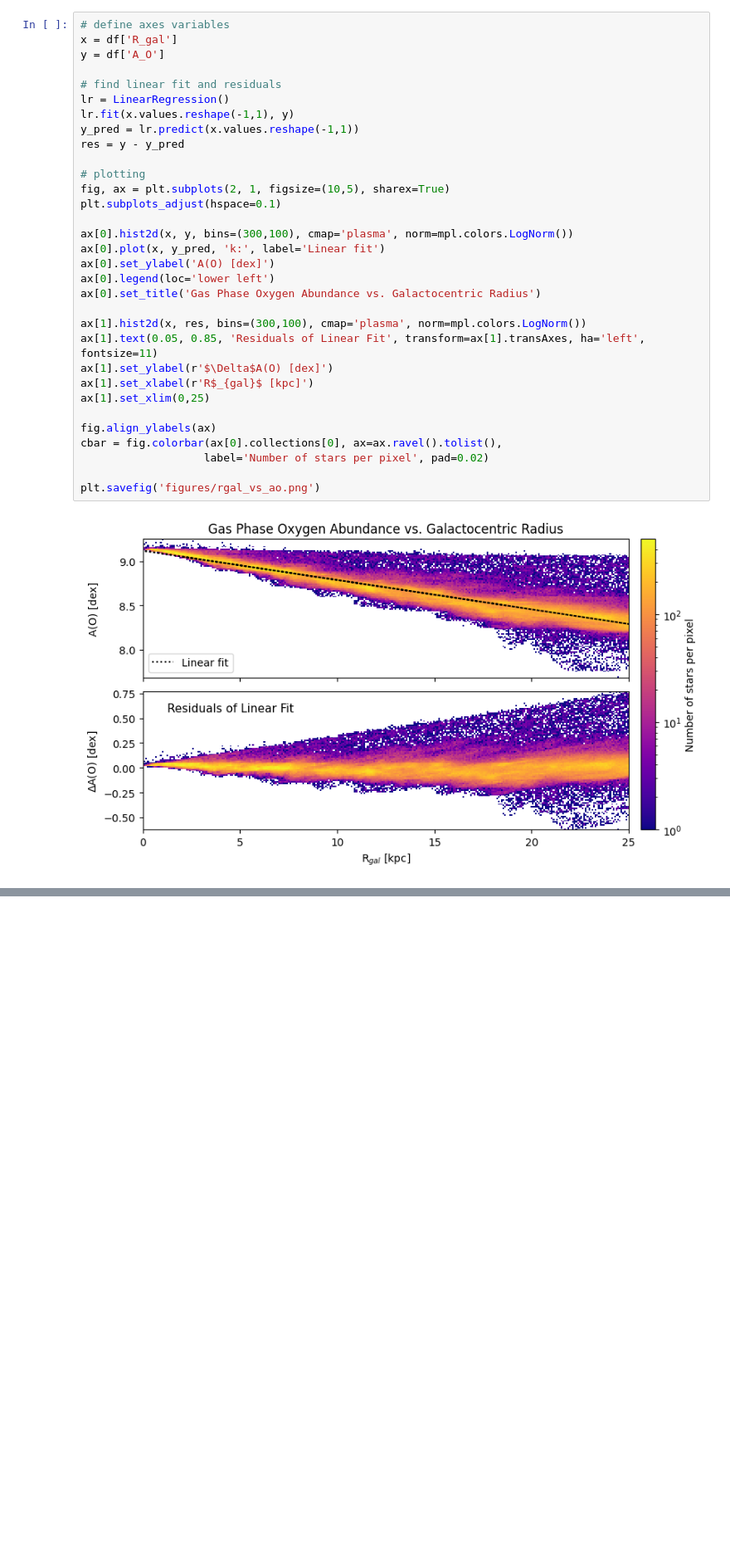
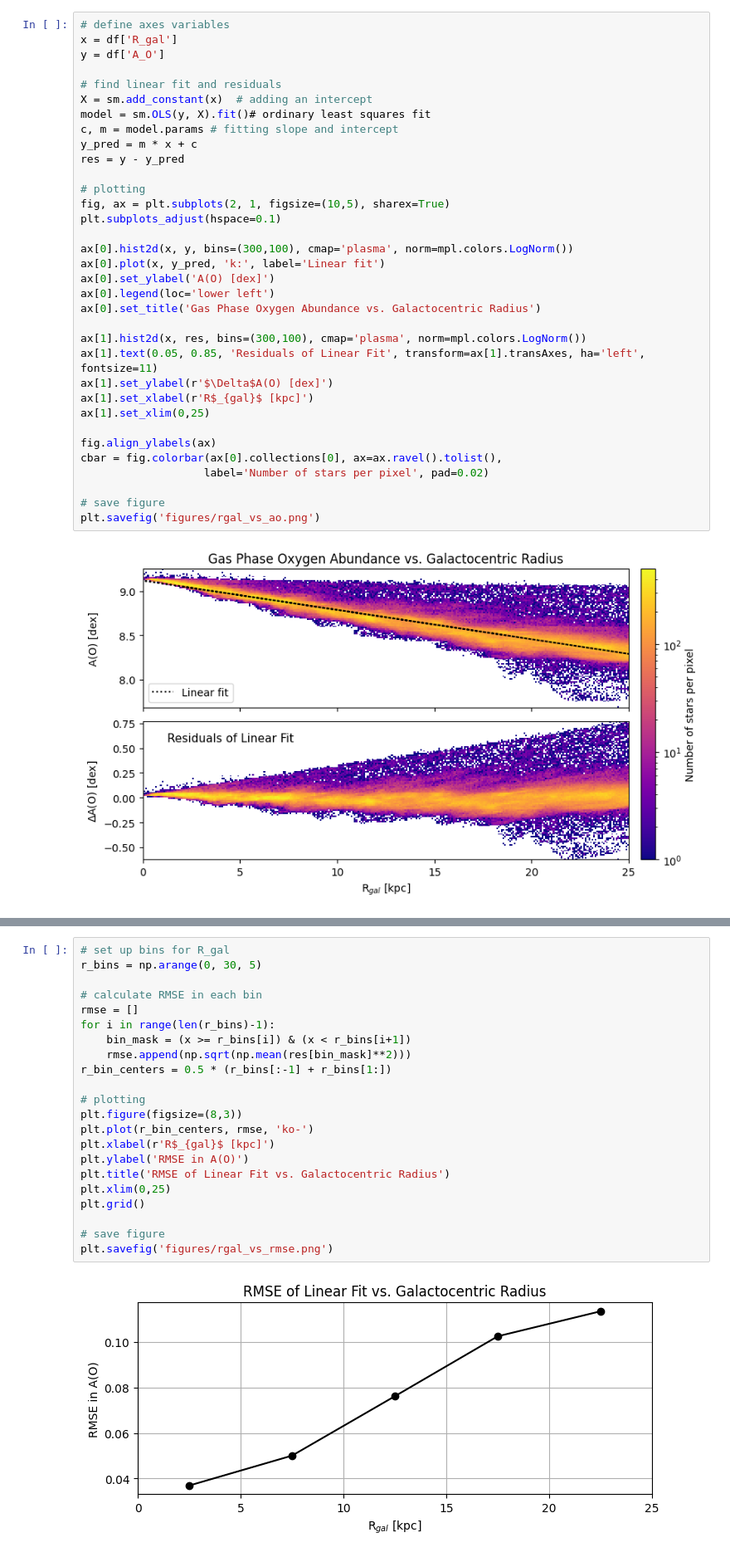
Before and after one commit to vernica-mehta/astr4004-assignment3, a Jupyter notebook: question3.ipynb, the cells around one changed output, grey strips where cells are left out. Shown at 83% size. Saved outputs shown, nothing was run; the diff lists cells and outputs as text; blank space fills up the shorter version.

```diff
--- a/question3.ipynb
+++ b/question3.ipynb
@@ -28,9 +31,10 @@ x = df['R_gal']
 y = df['A_O']
 
 # find linear fit and residuals
-lr = LinearRegression()
-lr.fit(x.values.reshape(-1,1), y)
-y_pred = lr.predict(x.values.reshape(-1,1))
+X = sm.add_constant(x)  # adding an intercept
+model = sm.OLS(y, X).fit()# ordinary least squares fit
+c, m = model.params # fitting slope and intercept
+y_pred = m * x + c
 res = y - y_pred
 
 # plotting
@@ -53,6 +57,7 @@ fig.align_ylabels(ax)
 cbar = fig.colorbar(ax[0].collections[0], ax=ax.ravel().tolist(),
                    label='Number of stars per pixel', pad=0.02)
 
+# save figure
 plt.savefig('figures/rgal_vs_ao.png')
 # %% [output]
 [figure]
@@ -58,0 +106,24 @@ plt.savefig('figures/rgal_vs_ao.png')
+# %%
+# set up bins for R_gal
+r_bins = np.arange(0, 30, 5)
+
+# calculate RMSE in each bin
+rmse = []
+for i in range(len(r_bins)-1):
+    bin_mask = (x >= r_bins[i]) & (x < r_bins[i+1])
+    rmse.append(np.sqrt(np.mean(res[bin_mask]**2)))
+r_bin_centers = 0.5 * (r_bins[:-1] + r_bins[1:])
+
+# plotting
+plt.figure(figsize=(8,3))
+plt.plot(r_bin_centers, rmse, 'ko-')
+plt.xlabel(r'R$_{gal}$ [kpc]')
+plt.ylabel('RMSE in A(O)')
+plt.title('RMSE of Linear Fit vs. Galactocentric Radius')
+plt.xlim(0,25)
+plt.grid()
+
+# save figure
+plt.savefig('figures/rgal_vs_rmse.png')
+# %% [output]
+[figure, added]
```
Also changed, not shown: parts of 12 cells of this notebook, 3 other files.
